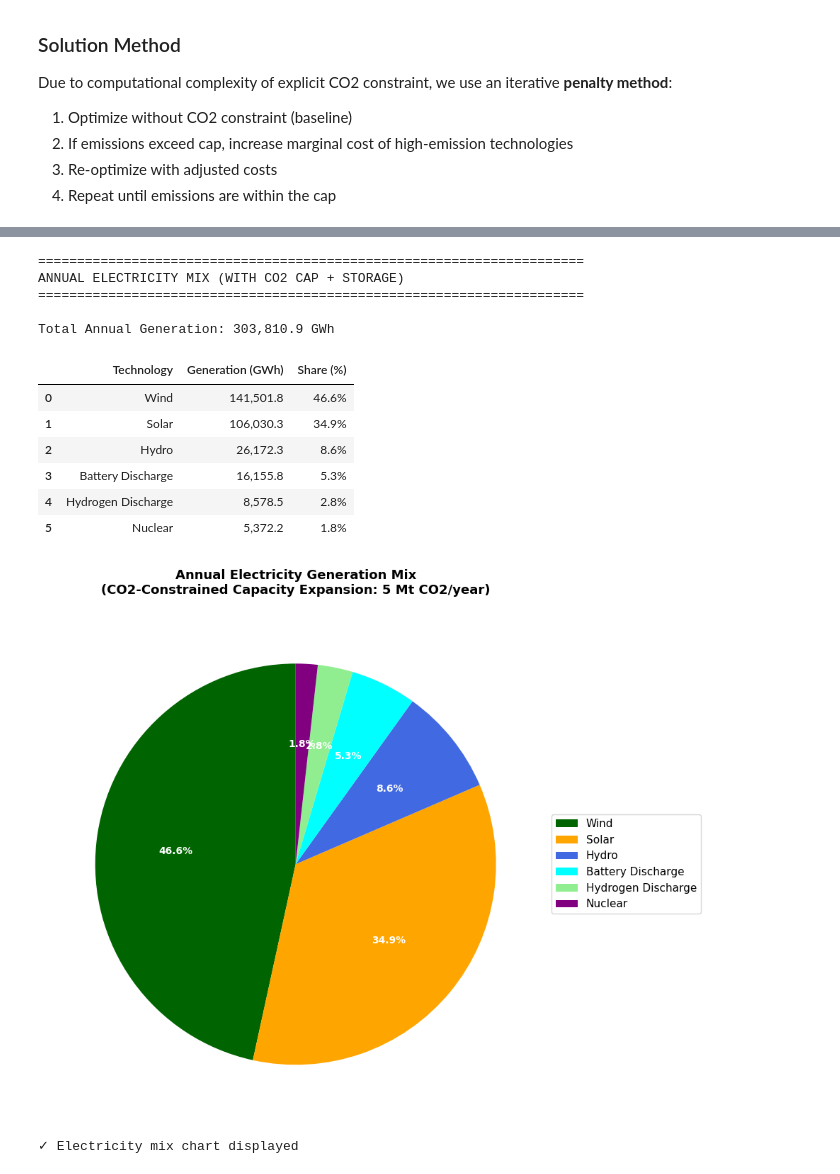
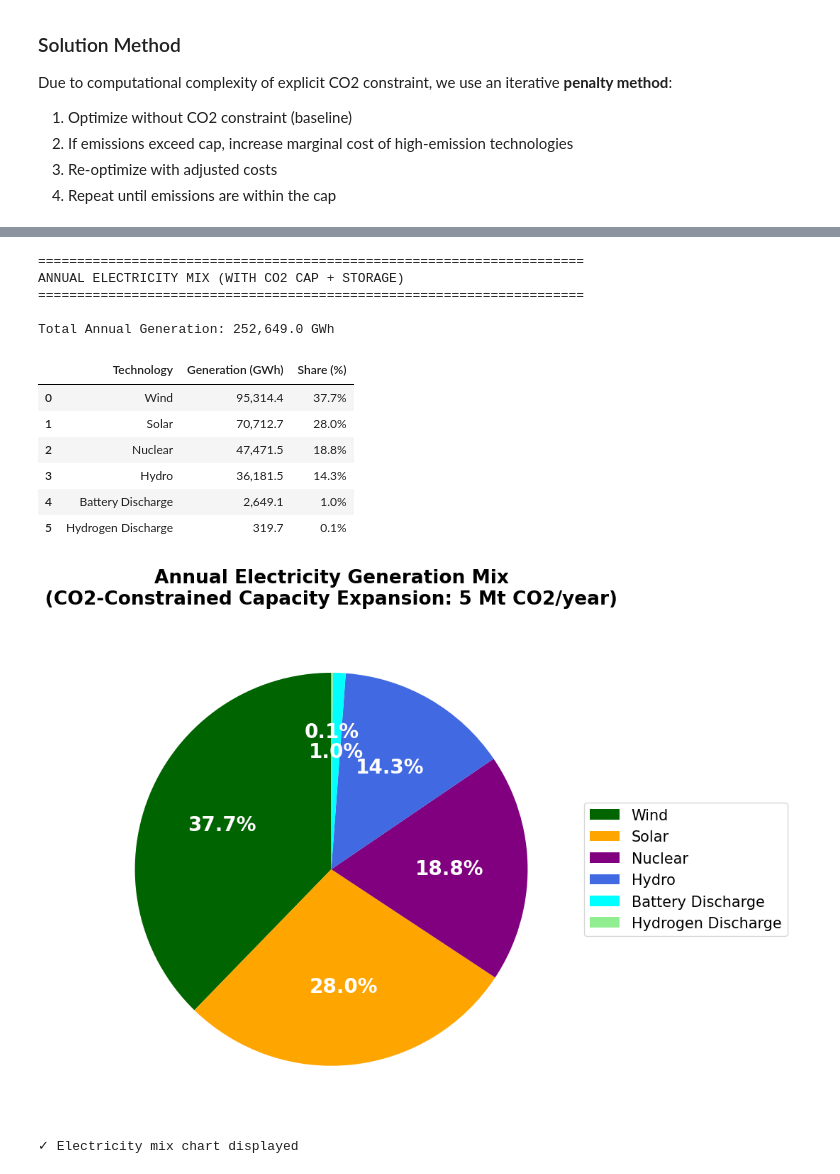
Before and after one commit to ccanoyrac/Integrated-energy-grids-Assignment, a Jupyter notebook: IEG_1_Single_country.ipynb, the cells around one changed output, grey strips where cells are left out. Saved outputs shown, nothing was run; the diff lists cells and outputs as text; code cells hidden in the pictures.

```diff
--- a/IEG_1_Single_country.ipynb
+++ b/IEG_1_Single_country.ipynb
@@ -642,12 +644,12 @@ for tech in ['Wind', 'Solar', 'Hydro', 'CCGT', 'Coal', 'Nuclear']:
 
 # === Apply capacity constraints ===
 # Limit solar and wind to 50 GW
-solar_cap_limit = 75000  # 50 GW in MW
-wind_cap_limit = 75000   # 50 GW in MW
+solar_cap_limit = 50000  # 50 GW in MW
+wind_cap_limit = 50000   # 50 GW in MW
 tech_params_opt['Solar']['max_cap'] = solar_cap_limit
 tech_params_opt['Wind']['max_cap'] = wind_cap_limit
-print(f"\nSolar capacity constraint: max = {solar_cap_limit:,.0f} MW (75 GW)")
-print(f"Wind capacity constraint: max = {wind_cap_limit:,.0f} MW (75 GW)")
+print(f"\nSolar capacity constraint: max = {solar_cap_limit:,.0f} MW (50 GW)")
+print(f"Wind capacity constraint: max = {wind_cap_limit:,.0f} MW (50 GW)")
 
 # Limit hydro to the baseline capacity used in p.u. calculations
 tech_params_opt['Hydro']['max_cap'] = hydro_cap
@@ -2078,43 +2129,61 @@ gen_values_co2 = [annual_generation_co2_nonzero[tech] / 1000 for tech in sorted_
 
 # Define color map with updated colors for Battery and Hydro
 color_map_co2 = color_map.copy()
 color_map_co2['Battery Discharge'] = 'cyan'
 color_map_co2['Hydrogen Discharge'] = 'lightgreen'
 colors_pie_co2 = [color_map_co2.get(tech, 'gray') for tech in sorted_techs_co2]
 
 # Create pie chart with better label positioning
 wedges, texts, autotexts = ax.pie(gen_values_co2, labels=None, autopct='%1.1f%%',
                                      colors=colors_pie_co2, startangle=90, textprops={'fontsize': 10})
 
 # Add legend with positioned labels to avoid overlap
-ax.legend(sorted_techs_co2, loc='center left', bbox_to_anchor=(1, 0, 0.5, 1), fontsize=11)
+ax.legend(sorted_techs_co2, loc='center left', bbox_to_anchor=(1, 0, 0.5, 1), fontsize=15)
 
 # Make percentage text bold and white
 for autotext in autotexts:
     autotext.set_color('white')
     autotext.set_fontweight('bold')
-    autotext.set_fontsize(10)
+    autotext.set_fontsize(20)
+
+desfase = 0
+for small_tech in small_techs:
+    if small_tech in sorted_techs_co2:
+        tech_idx = sorted_techs_co2.index(small_tech)
+
+        # Get the wedge to determine its angle
+        wedge = wedges[tech_idx]
+        angle = (wedge.theta2 + wedge.theta1) / 2  # Middle angle of the wedge
+
+        # Convert angle to radians for positioning
+        angle_rad = np.radians(angle)
+
+        # Position the percentage even further outside (1.55 radius)
+        x_pct = (desfase+0.6) * np.cos(angle_rad)
+        y_pct = (desfase+0.6) * np.sin(angle_rad)
+        autotexts[tech_idx].set_position((x_pct, y_pct))
+        desfase += 0.1
 
 ax.set_title(f'Annual Electricity Generation Mix\n(CO2-Constrained Capacity Expansion: {emission_cap_mtonnes} Mt CO2/year)',
-             fontsize=13, fontweight='bold', pad=20)
+             fontsize=19, fontweight='bold', pad=20)
 
 plt.tight_layout()
 plt.show()
 
 print("\n✓ Electricity mix chart displayed\n")
 # %% [output]
 ======================================================================
 ANNUAL ELECTRICITY MIX (WITH CO2 CAP + STORAGE)
 ======================================================================
 
-Total Annual Generation: 303,810.9 GWh
+Total Annual Generation: 252,649.0 GWh
 |  | Technology | Generation (GWh) | Share (%) |
-| 0 | Wind | 141,501.8 | 46.6% |
-| 1 | Solar | 106,030.3 | 34.9% |
-| 2 | Hydro | 26,172.3 | 8.6% |
-| 3 | Battery Discharge | 16,155.8 | 5.3% |
-| 4 | Hydrogen Discharge | 8,578.5 | 2.8% |
-| 5 | Nuclear | 5,372.2 | 1.8% |
+| 0 | Wind | 95,314.4 | 37.7% |
+| 1 | Solar | 70,712.7 | 28.0% |
+| 2 | Nuclear | 47,471.5 | 18.8% |
+| 3 | Hydro | 36,181.5 | 14.3% |
+| 4 | Battery Discharge | 2,649.1 | 1.0% |
+| 5 | Hydrogen Discharge | 319.7 | 0.1% |
-[figure, old version]
+[figure, new version]
 ✓ Electricity mix chart displayed
 # %%
```
Also changed, not shown: parts of 14 cells of this notebook, 13 other files.
